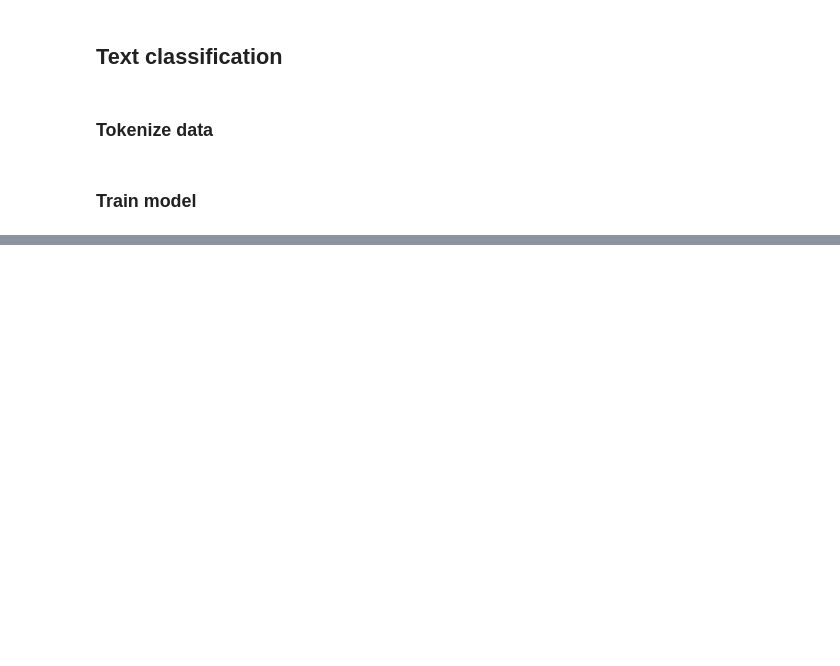
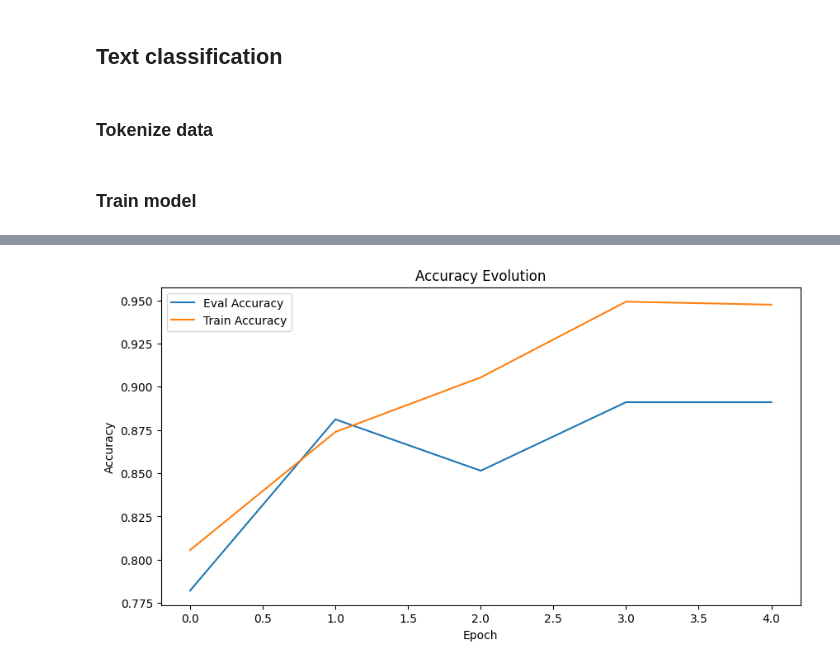
Before and after one commit to SHNacho/image-topic-clustering, a Jupyter notebook: src/caption_classification.ipynb, the cells around one changed output, grey strips where cells are left out. Drawn from its saved outputs; the diff is of its cells as text; code cells hidden in the pictures; blank space fills up the shorter version.

```diff
--- a/src/caption_classification.ipynb
+++ b/src/caption_classification.ipynb
@@ -69,7 +100,9 @@ DatasetDict({
 # %% [markdown]
 ## Text classification
 # %%
-model_id = "google-bert/bert-base-uncased"
+#model_id = "google-bert/bert-base-uncased"
+#model_id = "distilbert/distilbert-base-uncased"
+model_id = "FacebookAI/roberta-base"
 # %% [markdown]
 ### Tokenize data
 # %%
@@ -78,7 +111,9 @@ tokenizer = AutoTokenizer.from_pretrained(model_id)
 def preprocess_function(examples):
   return tokenizer(examples["caption"], truncation=True)
 
-tokenized_data = data.map(preprocess_function, batched=True)
+tokenized_train_data = train_data.map(preprocess_function, batched=True)
+tokenized_test_data = test_data.map(preprocess_function, batched=True)
+
 data_collator = DataCollatorWithPadding(tokenizer=tokenizer)
 # %% [markdown]
 ### Train model
@@ -177,0 +196,14 @@ You should probably TRAIN this model on a down-stream task to be able to use it
+# %%
+accuracy_history = trainer.pop_callback(AccuracyHistory)
+# %%
+# Plot the train and test accuracy evolution
+plt.figure(figsize=(10, 5))
+plt.plot(accuracy_history.eval_acc, label='Eval Accuracy')
+plt.plot(accuracy_history.train_acc, label='Train Accuracy')
+plt.xlabel('Epoch')
+plt.ylabel('Accuracy')
+plt.title('Accuracy Evolution')
+plt.legend()
+plt.show()
+# %% [output]
+[figure, added]
```
Also changed, not shown: parts of 8 cells of this notebook.
